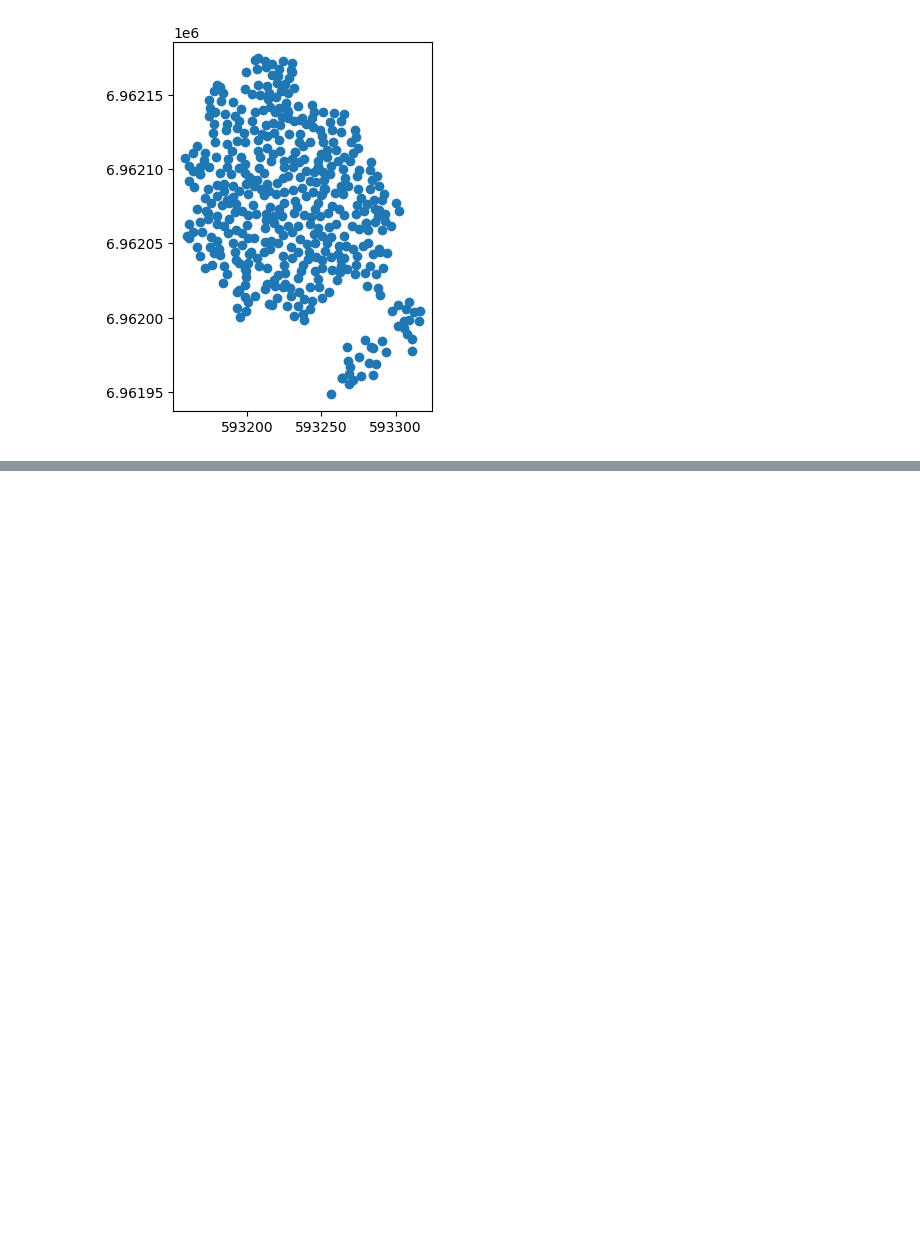
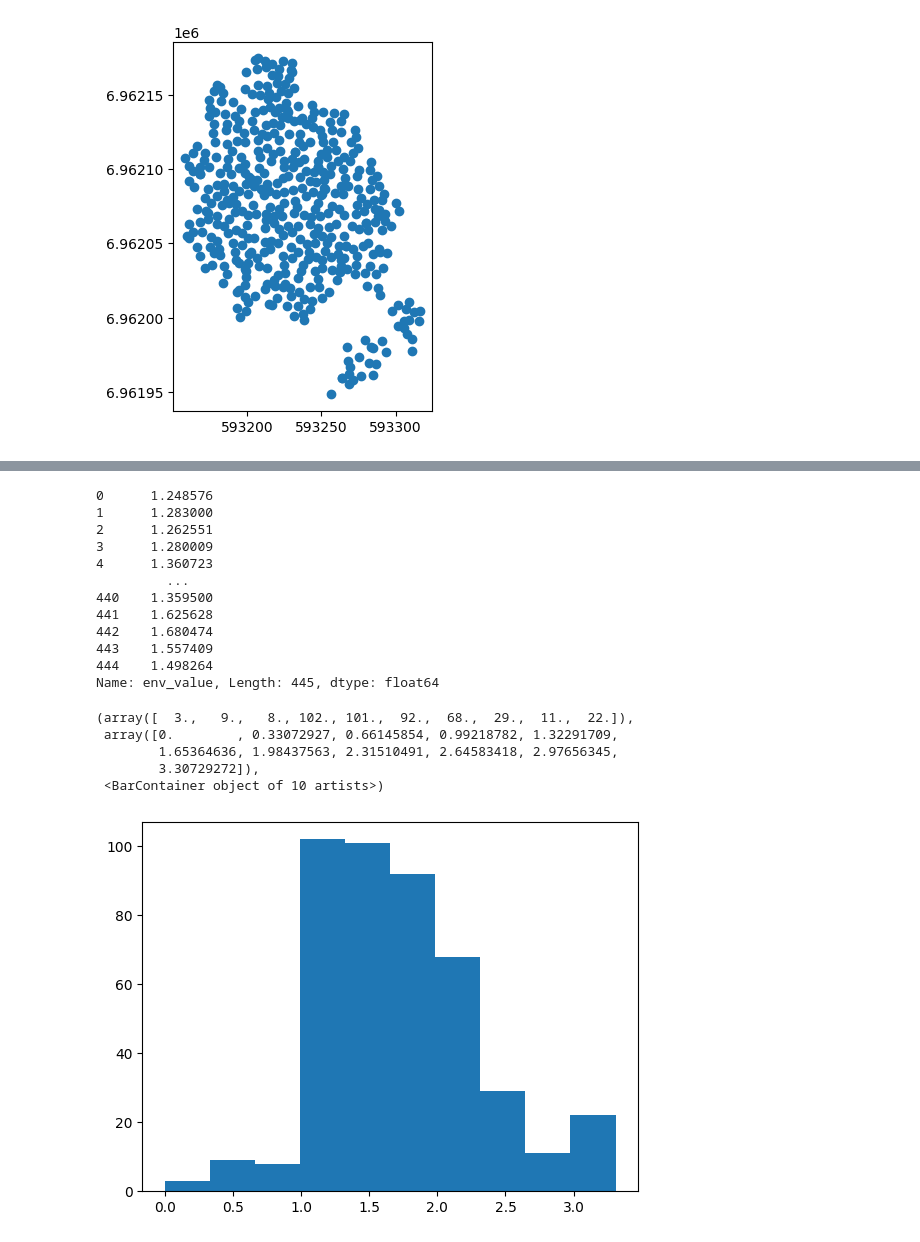
Before and after one commit to SuomenMetsakeskus/smk_tools, a Jupyter notebook: processing/smk_essmodels.ipynb, the cells around one changed output, grey strips where cells are left out. Cells and saved outputs as stored; diff of their text form; code cells hidden in the pictures; blank space fills up the shorter version.

```diff
--- a/processing/smk_essmodels.ipynb
+++ b/processing/smk_essmodels.ipynb
@@ -290 +284,29 @@ def calculateEnvValue(in_feat,weights):
             in_feat.updateFeature(feat)
+# %%
+weights ={"NP":float(1),"BIO":float(1),"LP":float(1),"DTW":float(1)}
+calculateEnvValue(data_qgis,weights)
+
+data_df = gpd.read_file(data_example,layer = layer)
+
+print(data_df['env_value'])
+
+plt.hist(data_df['env_value'])
+# %% [output]
+0      1.248576
+1      1.283000
+2      1.262551
+3      1.280009
+4      1.360723
+         ...
+440    1.359500
+441    1.625628
+442    1.680474
+443    1.557409
+444    1.498264
+Name: env_value, Length: 445, dtype: float64
+(array([  3.,   9.,   8., 102., 101.,  92.,  68.,  29.,  11.,  22.]),
+ array([0.        , 0.33072927, 0.66145854, 0.99218782, 1.32291709,
+        1.65364636, 1.98437563, 2.31510491, 2.64583418, 2.97656345,
+        3.30729272]),
+ <BarContainer object of 10 artists>)
+[figure, added]
```
Also changed, not shown: parts of 12 cells of this notebook, 4 other files.
